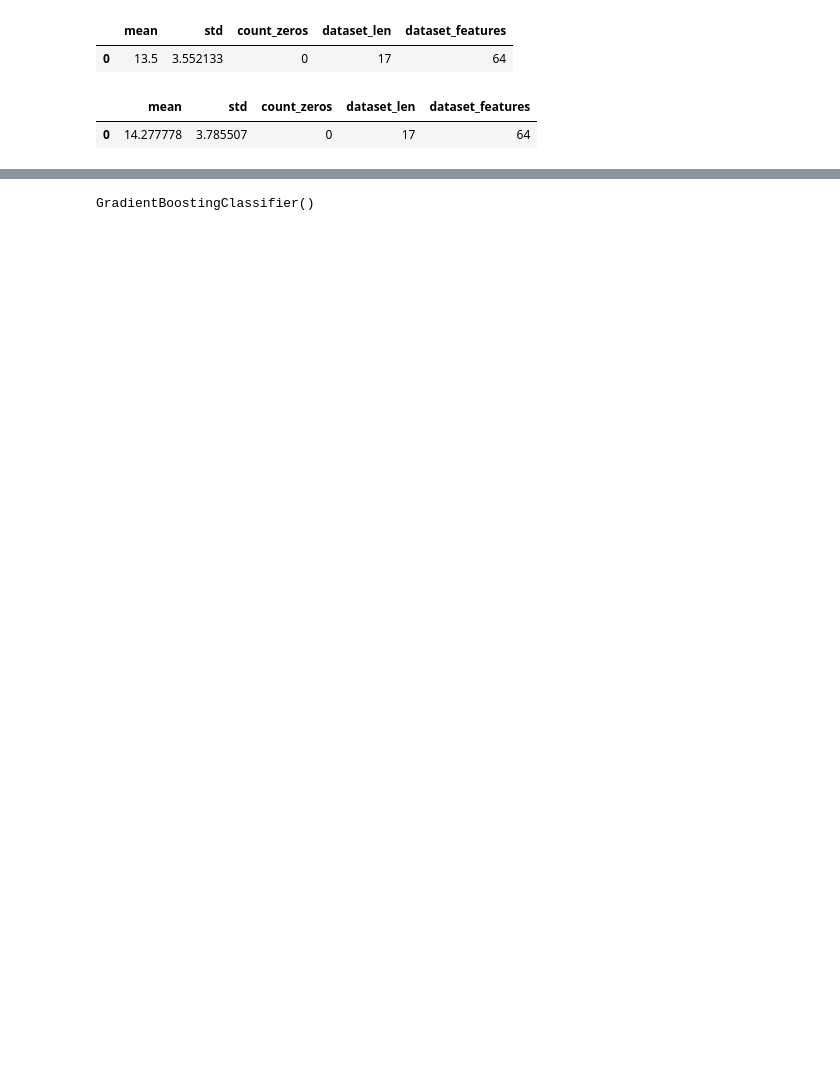
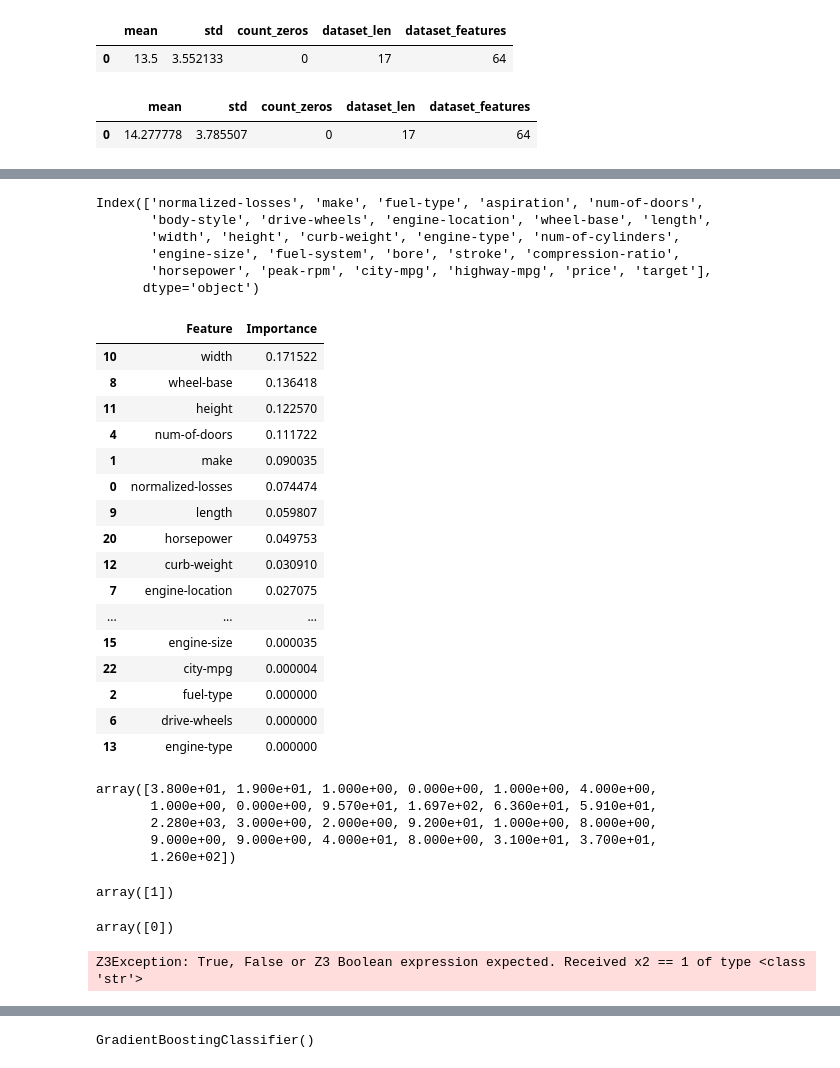
Before and after one commit to dabzr/LogicExplainML, a Jupyter notebook: testing/notebooks/colab notebooks/z3_gb_xai.ipynb, the cells around one changed output, grey strips where cells are left out. Saved outputs shown, nothing was run; the diff lists cells and outputs as text; code cells hidden in the pictures; blank space fills up the shorter version.

```diff
--- a/testing/notebooks/colab notebooks/z3_gb_xai.ipynb
+++ b/testing/notebooks/colab notebooks/z3_gb_xai.ipynb
@@ -544,0 +840,64 @@ auto_explainer = Explainer(gb_auto, X_auto)
+# %%
+auto_data.columns
+# %% [output]
+Index(['normalized-losses', 'make', 'fuel-type', 'aspiration', 'num-of-doors',
+       'body-style', 'drive-wheels', 'engine-location', 'wheel-base', 'length',
+       'width', 'height', 'curb-weight', 'engine-type', 'num-of-cylinders',
+       'engine-size', 'fuel-system', 'bore', 'stroke', 'compression-ratio',
+       'horsepower', 'peak-rpm', 'city-mpg', 'highway-mpg', 'price', 'target'],
+      dtype='object')
+# %%
+# Feature Importance
+feature_importances = gb_auto.feature_importances_
+feature_names = auto_data.drop(columns=['target']).columns
+
+# Create a DataFrame for easier sorting and printing
+feature_importance_df = pd.DataFrame({'Feature': feature_names, 'Importance': feature_importances})
+
+# Sort by importance in ascending order
+feature_importance_df = feature_importance_df.sort_values(by='Importance', ascending=False)
+
+# Print the features and their importances
+feature_importance_df
+# %% [output]
+|  | Feature | Importance |
+| 10 | width | 0.171522 |
+| 8 | wheel-base | 0.136418 |
+| 11 | height | 0.122570 |
+| 4 | num-of-doors | 0.111722 |
+| 1 | make | 0.090035 |
+| 0 | normalized-losses | 0.074474 |
+| 9 | length | 0.059807 |
+| 20 | horsepower | 0.049753 |
+| 12 | curb-weight | 0.030910 |
+| 7 | engine-location | 0.027075 |
+| ... | ... | ... |
+| 15 | engine-size | 0.000035 |
+| 22 | city-mpg | 0.000004 |
+| 2 | fuel-type | 0.000000 |
+| 6 | drive-wheels | 0.000000 |
+| 13 | engine-type | 0.000000 |
+# %%
+X_auto_test[0]
+# %% [output]
+array([3.800e+01, 1.900e+01, 1.000e+00, 0.000e+00, 1.000e+00, 4.000e+00,
+       1.000e+00, 0.000e+00, 9.570e+01, 1.697e+02, 6.360e+01, 5.910e+01,
+       2.280e+03, 3.000e+00, 2.000e+00, 9.200e+01, 1.000e+00, 8.000e+00,
+       9.000e+00, 9.000e+00, 4.000e+01, 8.000e+00, 3.100e+01, 3.700e+01,
+       1.260e+02])
+# %%
+gb_auto.predict([X_auto_test[1]])
+# %% [output]
+array([1])
+# %%
+gb_auto.predict([[3.800e+01, 1.900e+01, 1.000e+00, 0.000e+00, 1.000e+00, 4.000e+00,
+       1.000e+00, 0.000e+00, 9.570e+01, 1.697e+02, 6.360e+01, 5.910e+01,
+       2.280e+03, 3.000e+00, 2.000e+00, 9.200e+01, 1.000e+00, 8.000e+00,
+       9.000e+00, 9.000e+00, 4.000e+01, 8.000e+00, 3.100e+01, 3.700e+01,
+       1.260e+02]])
+# %% [output]
+array([0])
+# %%
+auto_explainer.explain(X_auto_test[0], reorder='none')
+# %% [output]
+Z3Exception: True, False or Z3 Boolean expression expected. Received x2 == 1 of type <class 'str'>
```
Also changed, not shown: parts of 50 cells of this notebook.
